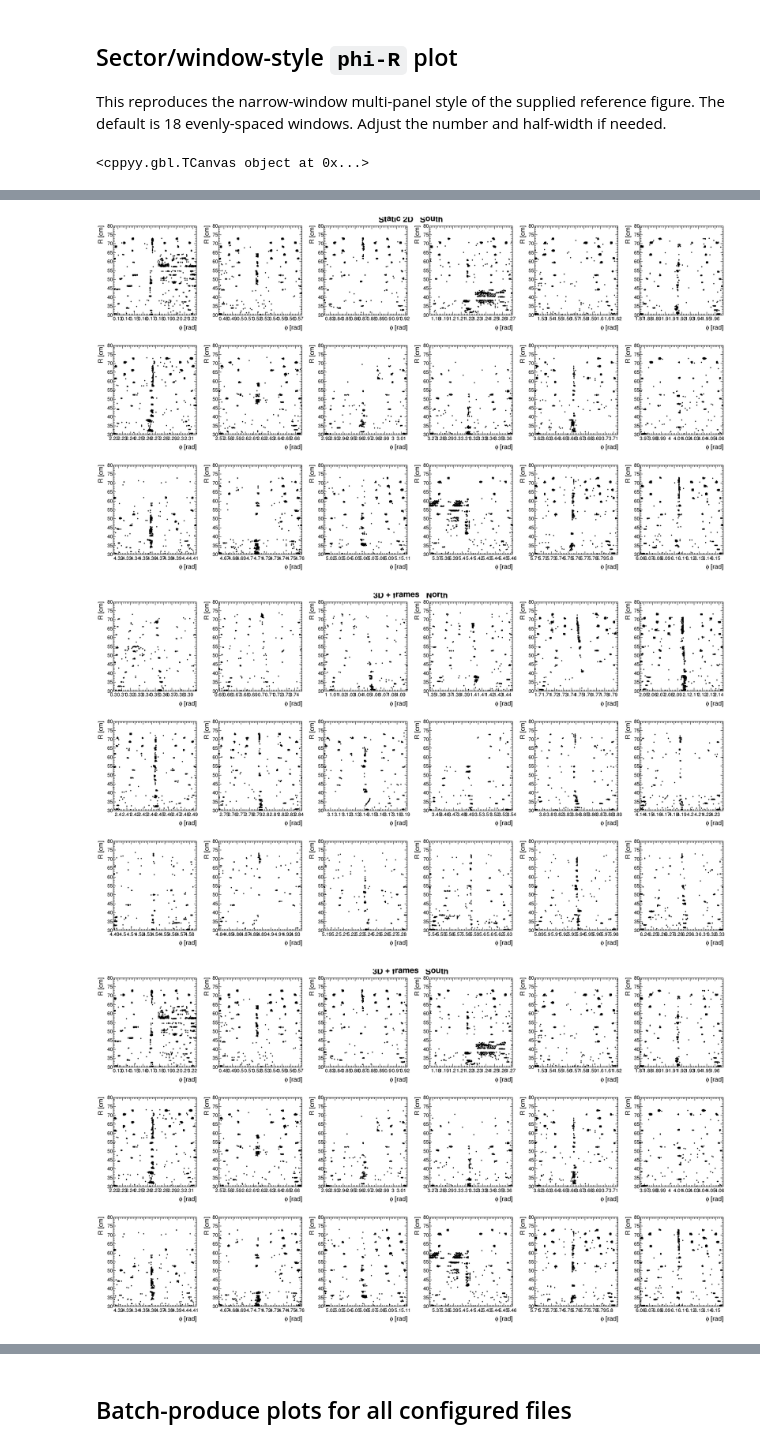
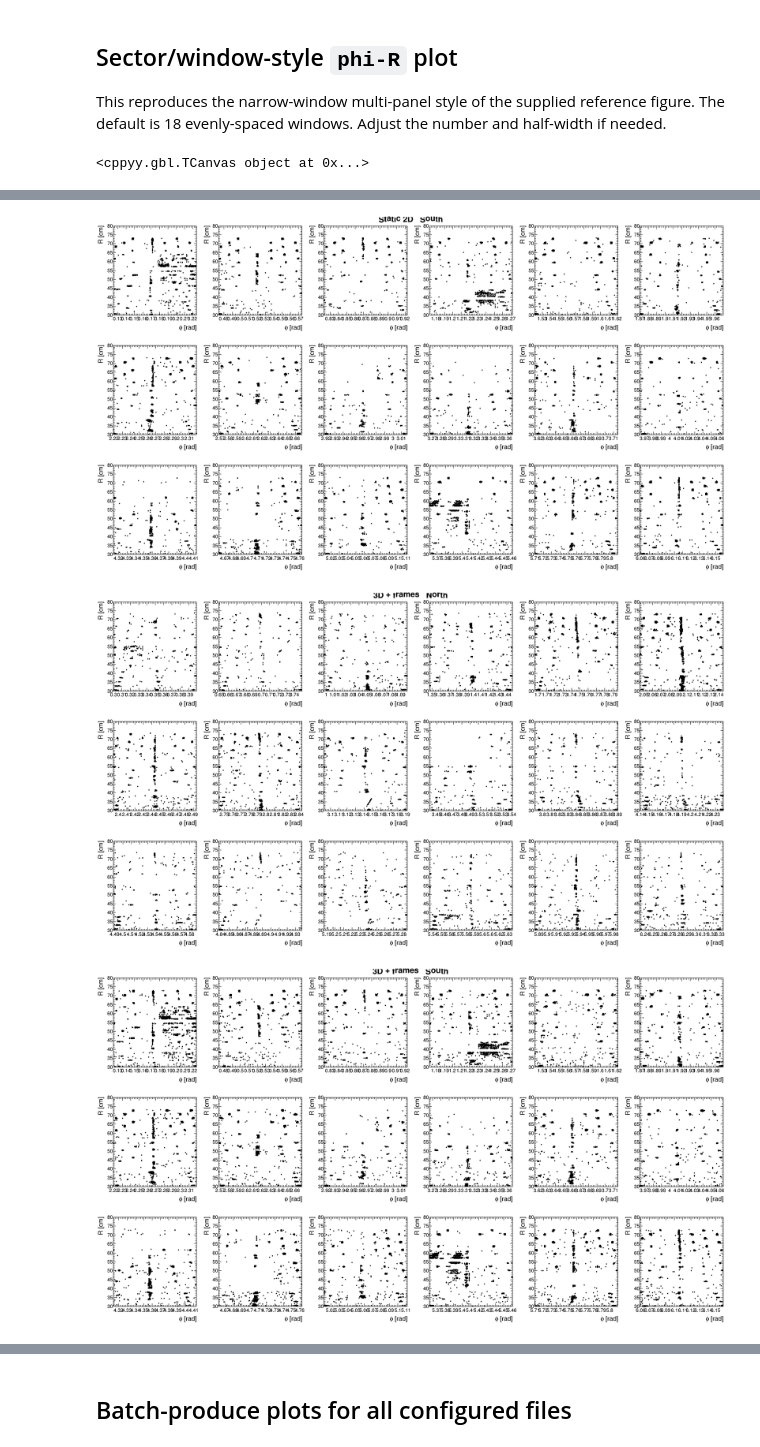
Before and after one commit to mcyoren/sPHENIX_tracking, a Jupyter notebook: cm/CM_Laser_Lamination_Comparison.ipynb, the cells around one changed output, grey strips where cells are left out. Saved outputs shown, nothing was run; the diff lists cells and outputs as text; code cells hidden in the pictures.

```diff
--- a/cm/CM_Laser_Lamination_Comparison.ipynb
+++ b/cm/CM_Laser_Lamination_Comparison.ipynb
@@ -66,12 +66,14 @@ Output directory: /home/yoren/yumvd.Yandex.Disk/Yura/sPHENIX/tracking/cm/plots
 Edit this dictionary as more runs are produced.
 # %%
 FILE_CONFIGS = {
-    "Zero field true/false": "LaserClusterGarfieldPropagation-00078242_zerofield_radialdriftcomponent.root",
+    "no beam no field": "LaserClusterGarfieldPropagation-00078242_zerofield_radialdriftcomponent.root",
     "Zero field false": "LaserClusterGarfieldPropagation-00083319_nobeam.root",
     "Static": "LaserClusterGarfieldPropagation-00083319_nobeam1.root",
     "Static 2D": "LaserClusterGarfieldPropagation-00079513_test2d_1p23_1p0_1p6.root",
     "3D": "LaserClusterGarfieldPropagation-00079513_test3d_1p8_0p9_1p5.root",
-    "3D + frames": "LaserClusterGarfieldPropagation-00079513_test3d_1p8_0p9_1p5_m120.root",
+    "3D + frames": "LaserClusterGarfieldPropagation-00079513_test3d_1p8_0p9_1p5_m120_rot1.root",
+    "Lower1 Lum": "LaserClusterGarfieldPropagation-00079516_test3d_1p8_0p9_1p6_m120_rot.root",
+    "Lower Lum": "LaserClusterGarfieldPropagation-00079507_test3d_1p8_0p9_1p6_m120_rot.root",
 }
 FILE_CONFIGS = {label: INPUT_DIR / name for label, name in FILE_CONFIGS.items()}
 
@@ -782,12 +784,12 @@ def plot_sector_windows(
 # ============================================================
 
 plot_sector_windows(
-    "Zero field true/false",
+    "no beam no field",
     side="North",
 )
 
 plot_sector_windows(
-    "Zero field true/false",
+    "no beam no field",
     side="South",
 )
 
@@ -846,8 +848,8 @@ Info in <TCanvas::Print>: pdf file plots/sector_windows_3D_frames_South_garfield
 [figure]
 [figure]
 [figure]
 [figure]
 [figure]
 [figure]
-[figure, old version]
+[figure, new version]
-[figure, old version]
+[figure, new version]
```
Also changed, not shown: parts of 14 cells of this notebook.
